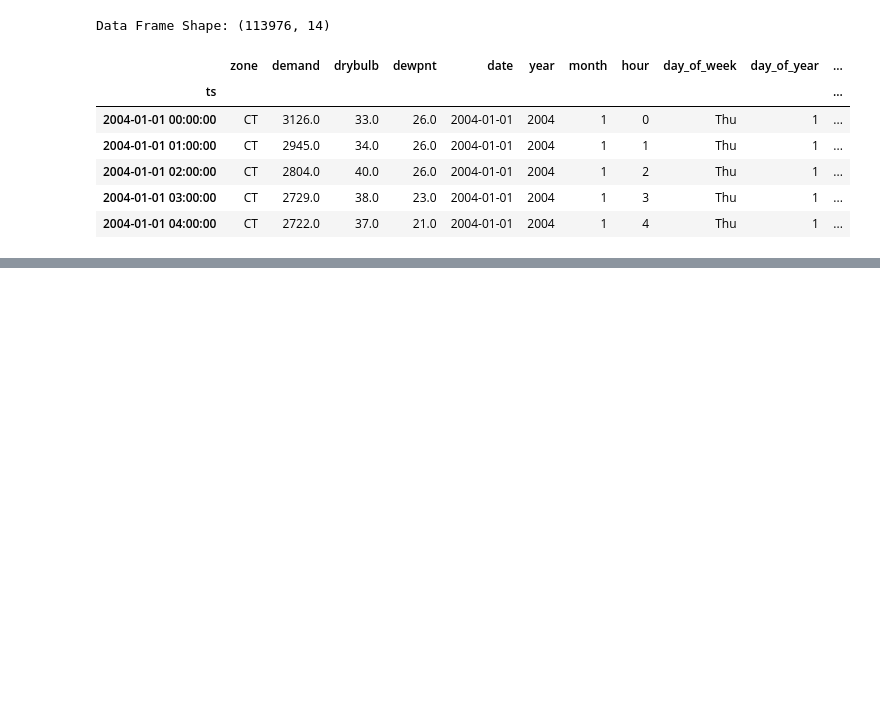
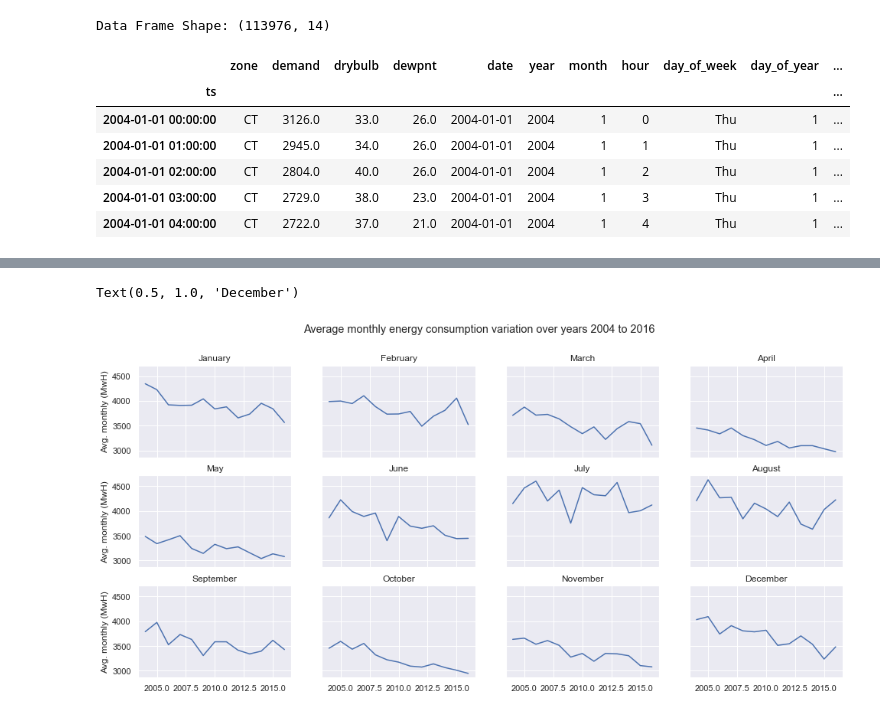
Before and after one commit to thenoaimi/energy-consumption-repo, a Jupyter notebook: EDA.ipynb, the cells around one changed output, grey strips where cells are left out. Drawn from its saved outputs; the diff is of its cells as text; code cells hidden in the pictures; blank space fills up the shorter version.

```diff
--- a/EDA.ipynb
+++ b/EDA.ipynb
@@ -66,0 +79,7 @@ Text(0.5, 0, 'Month')
+# %%
+df1 = df.groupby(['month', 'year'])['demand'].mean()
+df1 = pd.DataFrame(df1)
+#Unstacking the above dataframe to get the data in a format we can plot
+df1un = df1.unstack(level='month')
+df1un.reset_index(inplace = True)
+df1un.head(20)
@@ -66,0 +102,3 @@ Text(0.5, 0, 'Month')
+# %%
+melt = pd.melt(df1un, id_vars='year', value_name='Avg. monthly energy consumption MWH')
+melt.head()
@@ -66,0 +112,69 @@ Text(0.5, 0, 'Month')
+# %%
+fig, axes = plt.subplots(3, 4, sharex=True, sharey=True, figsize=(16.5, 7.5))
+fig.suptitle('Average monthly energy consumption variation over years 2004 to 2016')
+axes[0, 0].set_ylabel('Avg. monthly (MwH)')
+axes[1, 0].set_ylabel('Avg. monthly (MwH)')
+axes[2, 0].set_ylabel('Avg. monthly (MwH)')
+
+# Jan
+jan = melt[melt['month'] == 1]
+sns.lineplot(ax=axes[0, 0], x=jan.year.values, y=jan['Avg. monthly energy consumption MWH'])
+axes[0, 0].set_title('January')
+
+# Jan
+feb = melt[melt['month'] == 2]
+sns.lineplot(ax=axes[0, 1], x=jan.year.values, y=feb['Avg. monthly energy consumption MWH'])
+axes[0, 1].set_title('February')
+
+# mar
+mar = melt[melt['month'] == 3]
+sns.lineplot(ax=axes[0, 2], x=jan.year.values, y=mar['Avg. monthly energy consumption MWH'])
+axes[0, 2].set_title('March')
+
+# apr
+apr = melt[melt['month'] == 4]
+sns.lineplot(ax=axes[0, 3], x=jan.year.values, y=apr['Avg. monthly energy consumption MWH'])
+axes[0, 3].set_title('April')
+
+# may
+may = melt[melt['month'] == 5]
+sns.lineplot(ax=axes[1, 0], x=jan.year.values, y=may['Avg. monthly energy consumption MWH'])
+axes[1, 0].set_title('May')
+
+# jun
+jun = melt[melt['month'] == 6]
+sns.lineplot(ax=axes[1, 1], x=jan.year.values, y=jun['Avg. monthly energy consumption MWH'])
+axes[1, 1].set_title('June')
+
+# jul
+jul = melt[melt['month'] == 7]
+sns.lineplot(ax=axes[1, 2], x=jan.year.values, y=jul['Avg. monthly energy consumption MWH'])
+axes[1, 2].set_title('July')
+
+# aug
+aug = melt[melt['month'] == 8]
+sns.lineplot(ax=axes[1, 3], x=jan.year.values, y=aug['Avg. monthly energy consumption MWH'])
+axes[1, 3].set_title('August')
+
+# sep
+sep = melt[melt['month'] == 9]
+sns.lineplot(ax=axes[2, 0], x=jan.year.values, y=sep['Avg. monthly energy consumption MWH'])
+axes[2, 0].set_title('September')
+
+# oct
+oct = melt[melt['month'] == 10]
+sns.lineplot(ax=axes[2, 1], x=jan.year.values, y=oct['Avg. monthly energy consumption MWH'])
+axes[2, 1].set_title('October')
+
+# nov
+nov = melt[melt['month'] == 11]
+sns.lineplot(ax=axes[2, 2], x=jan.year.values, y=nov['Avg. monthly energy consumption MWH'])
+axes[2, 2].set_title('November')
+
+# dec
+dec = melt[melt['month'] == 12]
+sns.lineplot(ax=axes[2, 3], x=jan.year.values, y=dec['Avg. monthly energy consumption MWH'])
+axes[2, 3].set_title('December')
+# %% [output]
+Text(0.5, 1.0, 'December')
+[figure, added]
```
Also changed, not shown: parts of 21 cells of this notebook, 2 other files.
